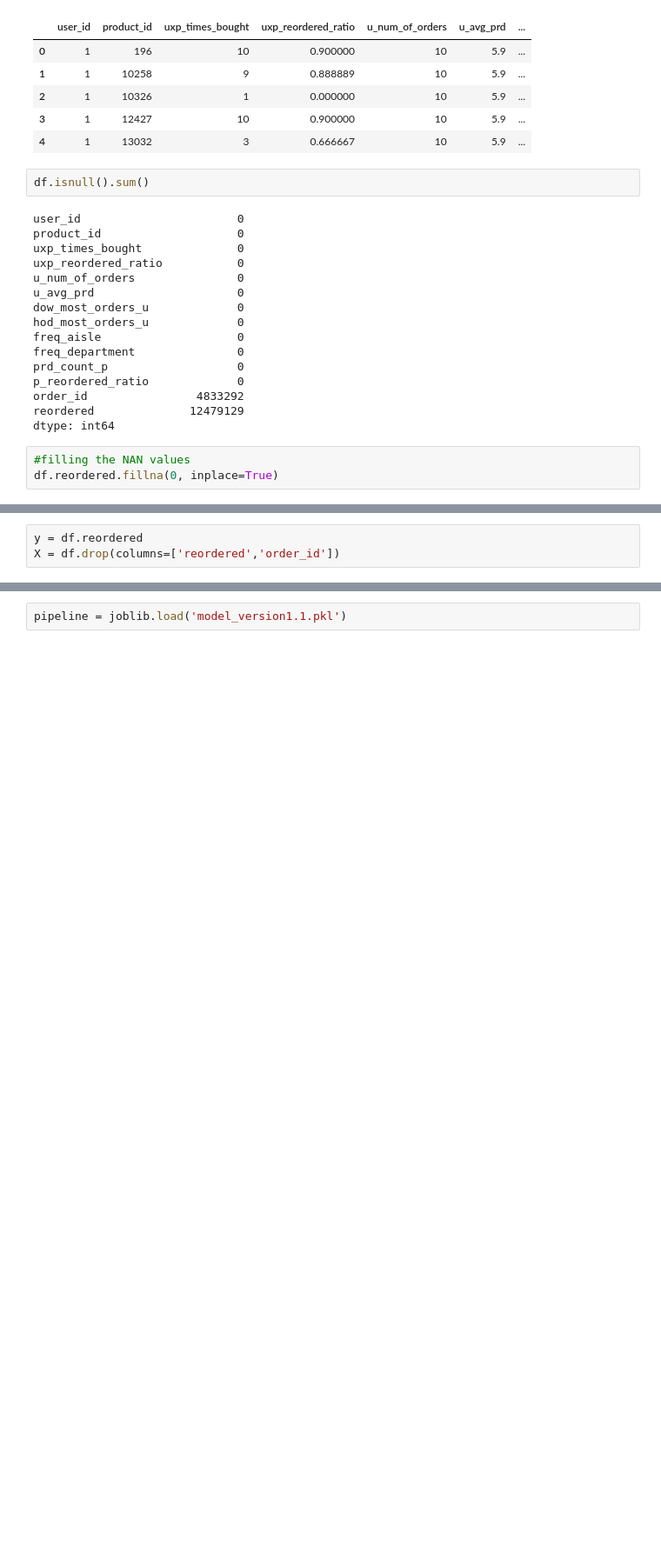
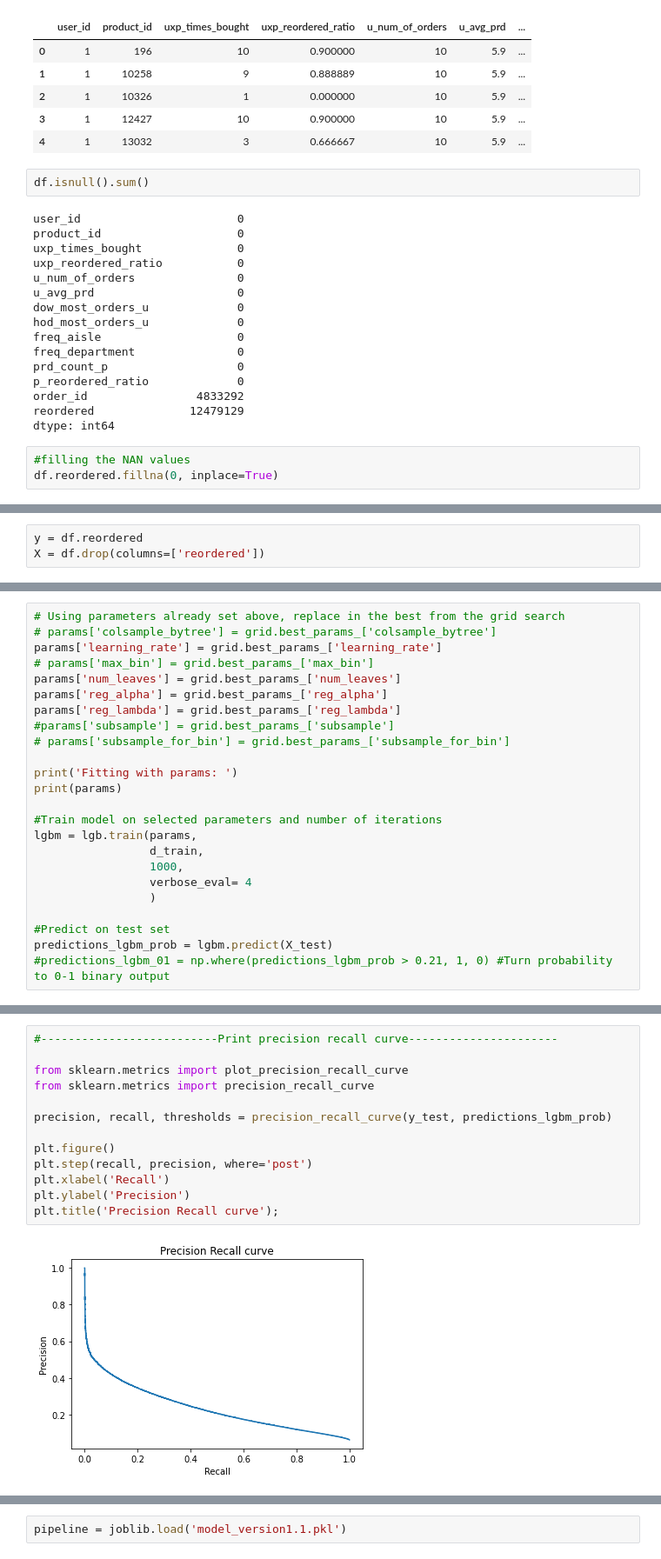
Before and after one commit to islamnusrat/Capstone-3-Instacart_market_basket_analysis, a Jupyter notebook: instacart-basket-feature_eng_and_model-checkpoint.ipynb, the cells around one changed output, grey strips where cells are left out. Shown: that part at 87% size. Cells and saved outputs as stored; diff of their text form; blank space fills up the shorter version.

```diff
--- a/instacart-basket-feature_eng_and_model-checkpoint.ipynb
+++ b/instacart-basket-feature_eng_and_model-checkpoint.ipynb
@@ -515,3 +527,3 @@ df.head()
 # %%
 y = df.reordered
-X = df.drop(columns=['reordered','order_id'])
+X = df.drop(columns=['reordered'])
@@ -698,0 +648,24 @@ f1
+# %%
+# Using parameters already set above, replace in the best from the grid search
+# params['colsample_bytree'] = grid.best_params_['colsample_bytree']
+params['learning_rate'] = grid.best_params_['learning_rate']
+# params['max_bin'] = grid.best_params_['max_bin']
+params['num_leaves'] = grid.best_params_['num_leaves']
+params['reg_alpha'] = grid.best_params_['reg_alpha']
+params['reg_lambda'] = grid.best_params_['reg_lambda']
+#params['subsample'] = grid.best_params_['subsample']
+# params['subsample_for_bin'] = grid.best_params_['subsample_for_bin']
+
+print('Fitting with params: ')
+print(params)
+
+#Train model on selected parameters and number of iterations
+lgbm = lgb.train(params,
+                 d_train,
+                 1000,
+                 verbose_eval= 4
+                 )
+
+#Predict on test set
+predictions_lgbm_prob = lgbm.predict(X_test)
+#predictions_lgbm_01 = np.where(predictions_lgbm_prob > 0.21, 1, 0) #Turn probability to 0-1 binary output
@@ -698,0 +690,15 @@ f1
+# %%
+#--------------------------Print precision recall curve----------------------
+
+from sklearn.metrics import plot_precision_recall_curve
+from sklearn.metrics import precision_recall_curve
+
+precision, recall, thresholds = precision_recall_curve(y_test, predictions_lgbm_prob)
+
+plt.figure()
+plt.step(recall, precision, where='post')
+plt.xlabel('Recall')
+plt.ylabel('Precision')
+plt.title('Precision Recall curve');
+# %% [output]
+[figure, added]
```
Also changed, not shown: parts of 28 cells of this notebook.
